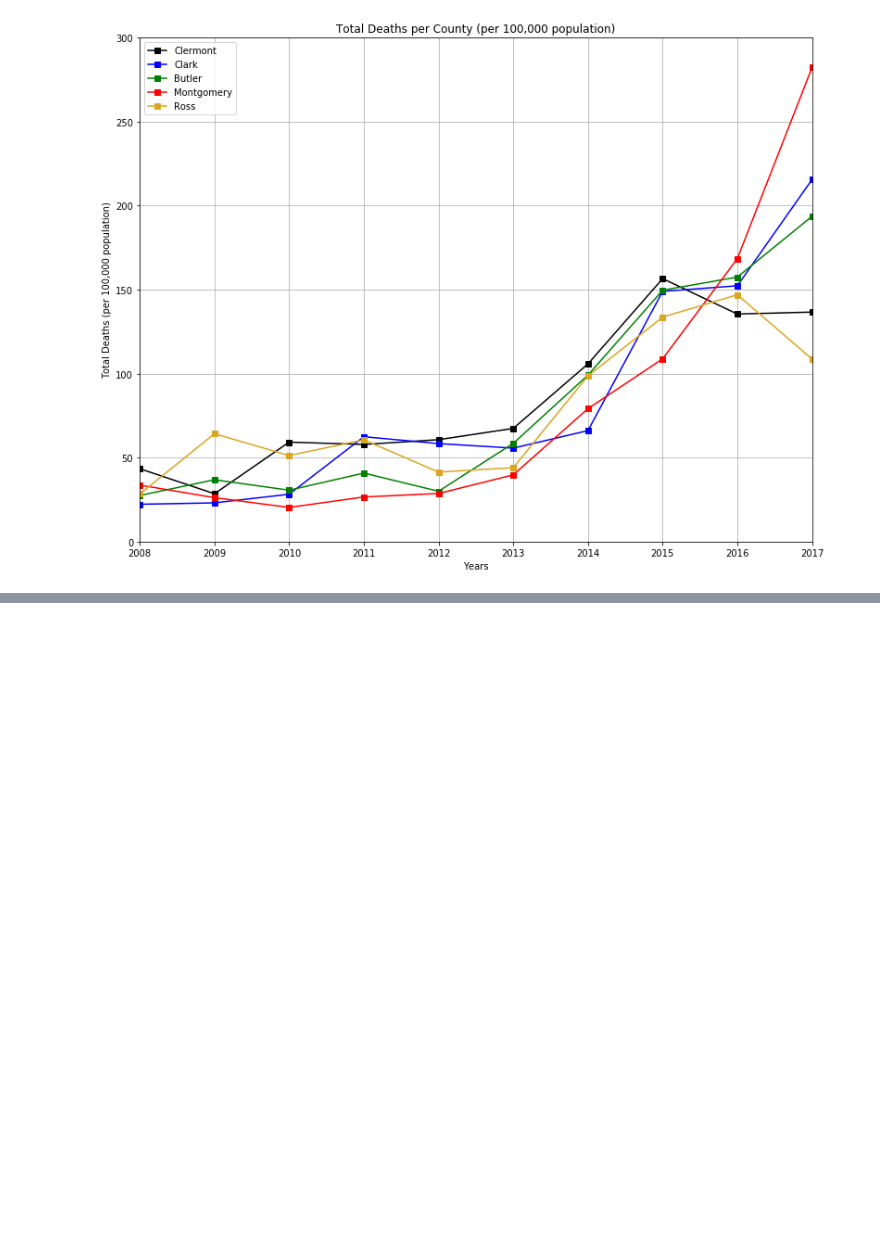
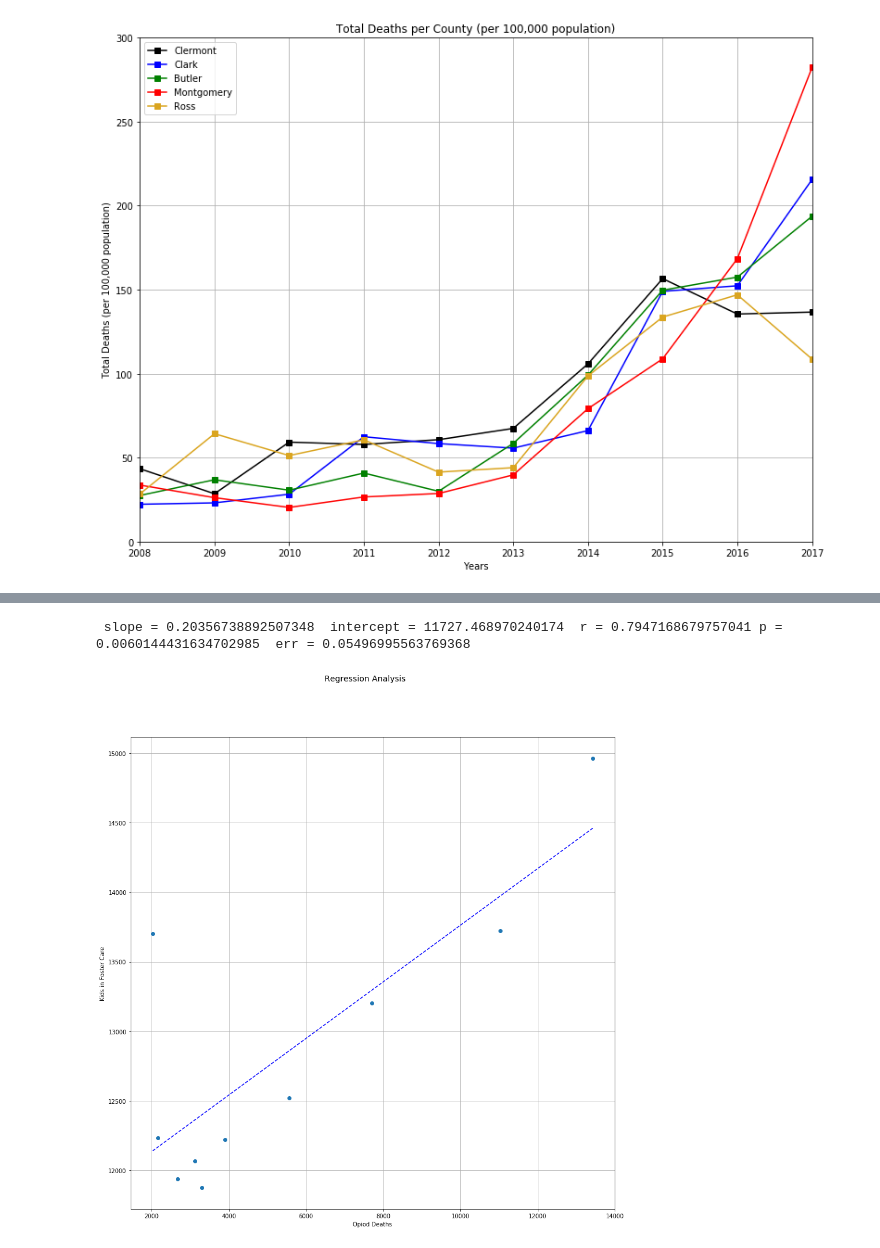
Before and after one commit to mervinator/project1group3, a Jupyter notebook: Project 1_PH/Death_Total_PH.ipynb, the cells around one changed output, grey strips where cells are left out. Cells and saved outputs as stored; diff of their text form; code cells hidden in the pictures; blank space fills up the shorter version.

Commit message:
combined and regression

```diff
--- a/Project 1_PH/Death_Total_PH.ipynb
+++ b/Project 1_PH/Death_Total_PH.ipynb
@@ -578,0 +986,4 @@ plt.show()
+# %%
+fostercarestate=ohioincare_data.sum()
+kidsinfoster=[13703,12232,11940,12069,11877,12223,12519,13205,13725,14961]
+deathsperyear=np.array([2027.0,2163.0,2677.0,3127.0,3298.0,3905.0,5562.0,7704.0,11030.0,13424.0])
@@ -578,0 +1004,27 @@ plt.show()
+# %%
+slope, intercept, r_value, p_value, std_err = stats.linregress(deathsperyear,kidsinfoster)
+fit=((slope*deathsperyear)+intercept)
+print(f" slope = {slope}  intercept = {intercept}  r = {r_value} p = {p_value}  err = {std_err}")
+# %% [output]
+ slope = 0.20356738892507348  intercept = 11727.468970240174  r = 0.7947168679757041 p = 0.0060144431634702985  err = 0.05496995563769368
+# %%
+years=np.arange(2008,2018,1)
+#fit=((slope*asfloat(deathsperyear)+intercept)
+
+fig, ax = plt.subplots(figsize=(15,15))
+
+fig.suptitle("Regression Analysis", fontsize=14)
+
+#ax.set_xlim(0, 10)
+#ax.set_ylim(0, 10)
+
+ax.set_xlabel("Opiod Deaths")
+ax.set_ylabel("Kids in Foster Care")
+
+ax.plot(deathsperyear, kidsinfoster, linewidth=0, marker='o')
+ax.plot(deathsperyear, fit, 'b--')
+plt.grid()
+plt.savefig("Images_PH/Regression.png")
+plt.show()
+# %% [output]
+[figure, added]
```
Also changed, not shown: parts of 16 cells of this notebook, 9 other files.
